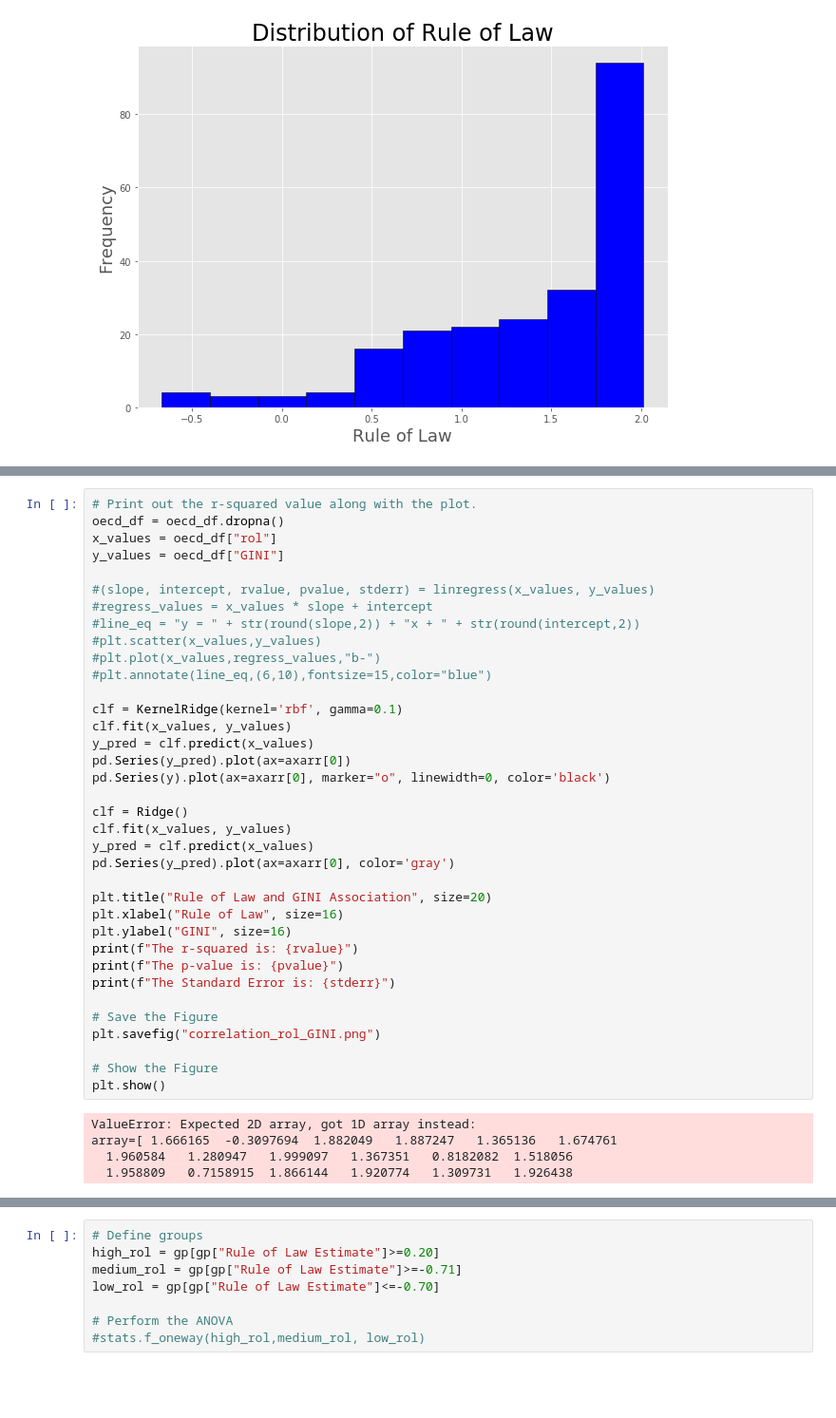
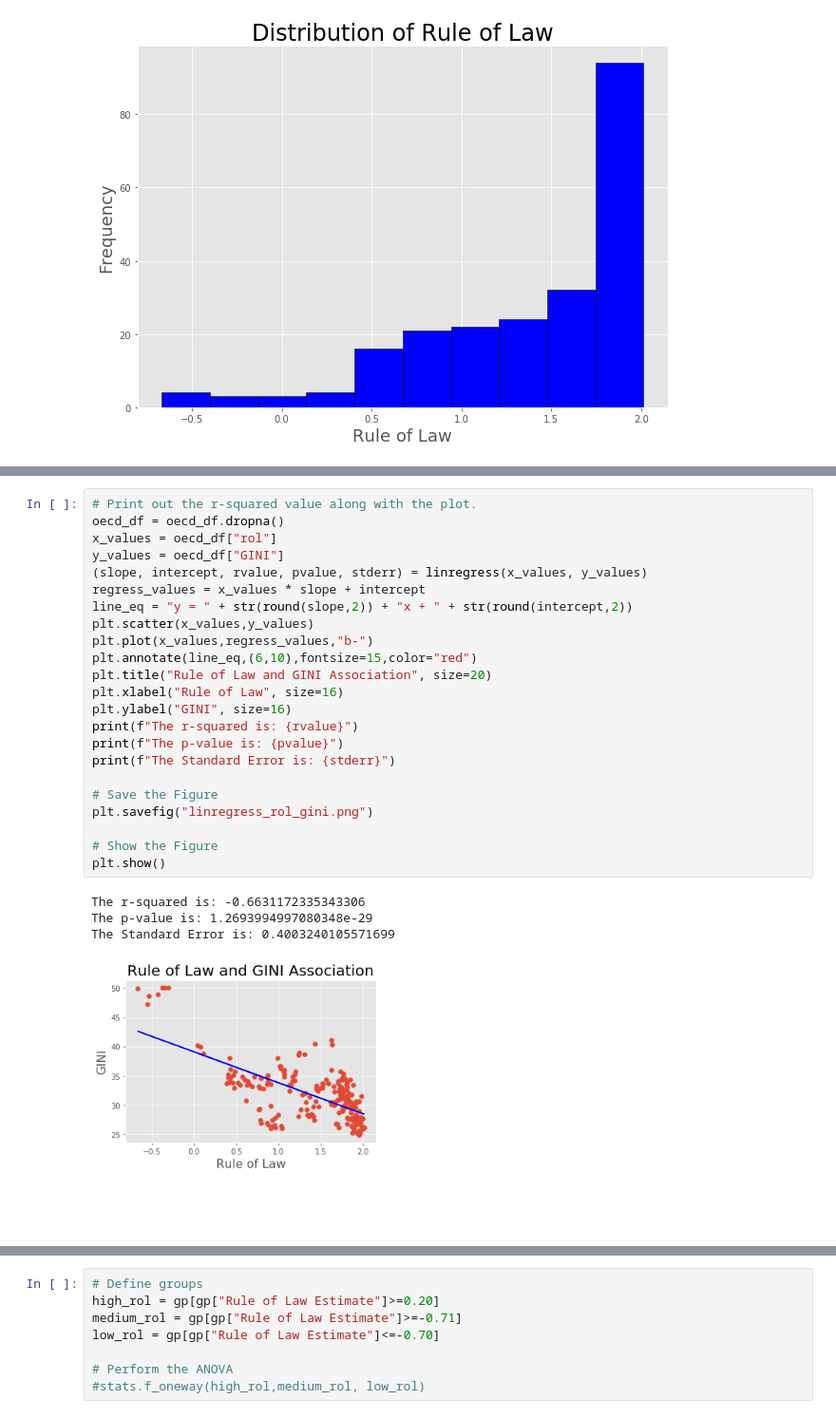
Before and after one commit to FedericoMRenaud/Proyect-One, a Jupyter notebook: All_data_frames/Merging_2002-2018.ipynb, the cells around one changed output, grey strips where cells are left out. Shown: that part at 95% size. Drawn from its saved outputs; the diff is of its cells as text; blank space fills up the shorter version.

```diff
--- a/All_data_frames/Merging_2002-2018.ipynb
+++ b/All_data_frames/Merging_2002-2018.ipynb
@@ -637,44 +637,31 @@ oecd_df.corr(method="spearman")
 # %%
 # Print out the r-squared value along with the plot.
 oecd_df = oecd_df.dropna()
 x_values = oecd_df["rol"]
 y_values = oecd_df["GINI"]
-
-#(slope, intercept, rvalue, pvalue, stderr) = linregress(x_values, y_values)
-#regress_values = x_values * slope + intercept
-#line_eq = "y = " + str(round(slope,2)) + "x + " + str(round(intercept,2))
-#plt.scatter(x_values,y_values)
-#plt.plot(x_values,regress_values,"b-")
-#plt.annotate(line_eq,(6,10),fontsize=15,color="blue")
-
-clf = KernelRidge(kernel='rbf', gamma=0.1)
-clf.fit(x_values, y_values)
-y_pred = clf.predict(x_values)
-pd.Series(y_pred).plot(ax=axarr[0])
-pd.Series(y).plot(ax=axarr[0], marker="o", linewidth=0, color='black')
-
-clf = Ridge()
-clf.fit(x_values, y_values)
-y_pred = clf.predict(x_values)
-pd.Series(y_pred).plot(ax=axarr[0], color='gray')
-
+(slope, intercept, rvalue, pvalue, stderr) = linregress(x_values, y_values)
+regress_values = x_values * slope + intercept
+line_eq = "y = " + str(round(slope,2)) + "x + " + str(round(intercept,2))
+plt.scatter(x_values,y_values)
+plt.plot(x_values,regress_values,"b-")
+plt.annotate(line_eq,(6,10),fontsize=15,color="red")
 plt.title("Rule of Law and GINI Association", size=20)
 plt.xlabel("Rule of Law", size=16)
 plt.ylabel("GINI", size=16)
 print(f"The r-squared is: {rvalue}")
 print(f"The p-value is: {pvalue}")
 print(f"The Standard Error is: {stderr}")
 
 # Save the Figure
-plt.savefig("correlation_rol_GINI.png")
+plt.savefig("linregress_rol_gini.png")
 
 # Show the Figure
 plt.show()
 # %% [output]
-ValueError: Expected 2D array, got 1D array instead:
-array=[ 1.666165  -0.3097694  1.882049   1.887247   1.365136   1.674761
-  1.960584   1.280947   1.999097   1.367351   0.8182082  1.518056
-  1.958809   0.7158915  1.866144   1.920774   1.309731   1.926438
+The r-squared is: -0.6631172335343306
+The p-value is: 1.2693994997080348e-29
+The Standard Error is: 0.4003240105571699
+[figure, added]
 # %%
 # Use Pivot_table, then rearange the columns
 oecd_df = oecd_df.dropna()
```
Also changed, not shown: parts of 8 cells of this notebook, 3 other files.
